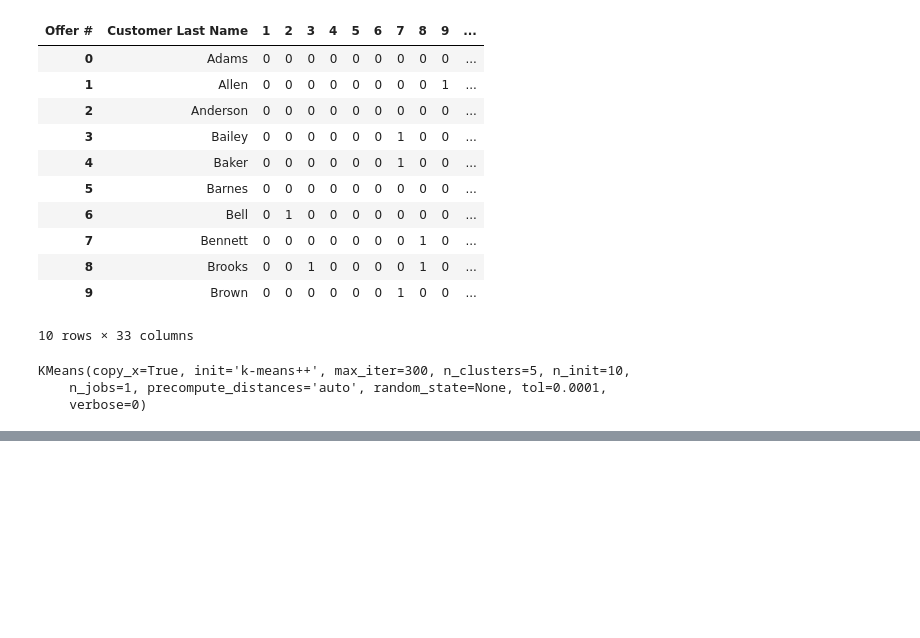
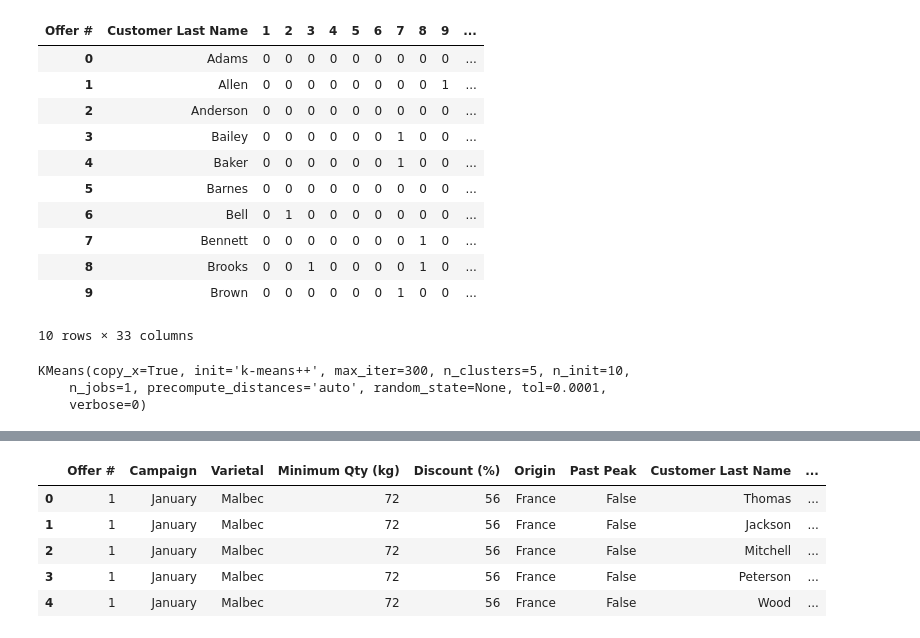
Before and after one commit to code-loser/DataTest, a Jupyter notebook: ExcelTest/Excel Test.ipynb, the cells around one changed output, grey strips where cells are left out. Saved outputs shown, nothing was run; the diff lists cells and outputs as text; code cells hidden in the pictures; blank space fills up the shorter version.

```diff
--- a/ExcelTest/Excel Test.ipynb
+++ b/ExcelTest/Excel Test.ipynb
@@ -140,0 +159,11 @@ Name: cluster, dtype: int64
+# %%
+df = pd.merge(df_Transactions, customer_clusters)
+df = pd.merge(df_OfferInformation, df)
+df.head()
+# %% [output]
+|  | Offer # | Campaign | Varietal | Minimum Qty (kg) | Discount (%) | Origin | Past Peak | Customer Last Name | ... |
+| 0 | 1 | January | Malbec | 72 | 56 | France | False | Thomas | ... |
+| 1 | 1 | January | Malbec | 72 | 56 | France | False | Jackson | ... |
+| 2 | 1 | January | Malbec | 72 | 56 | France | False | Mitchell | ... |
+| 3 | 1 | January | Malbec | 72 | 56 | France | False | Peterson | ... |
+| 4 | 1 | January | Malbec | 72 | 56 | France | False | Wood | ... |
```
Also changed, not shown: parts of 8 cells of this notebook.
